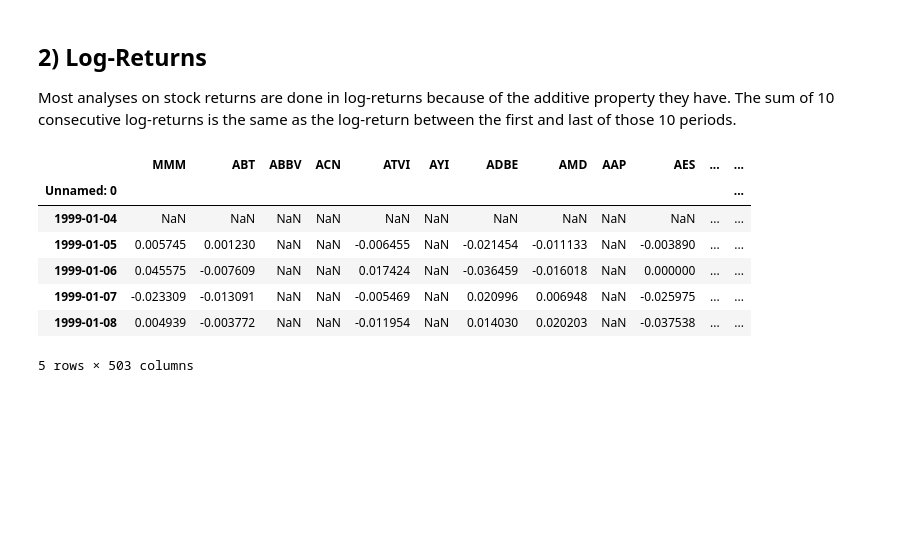
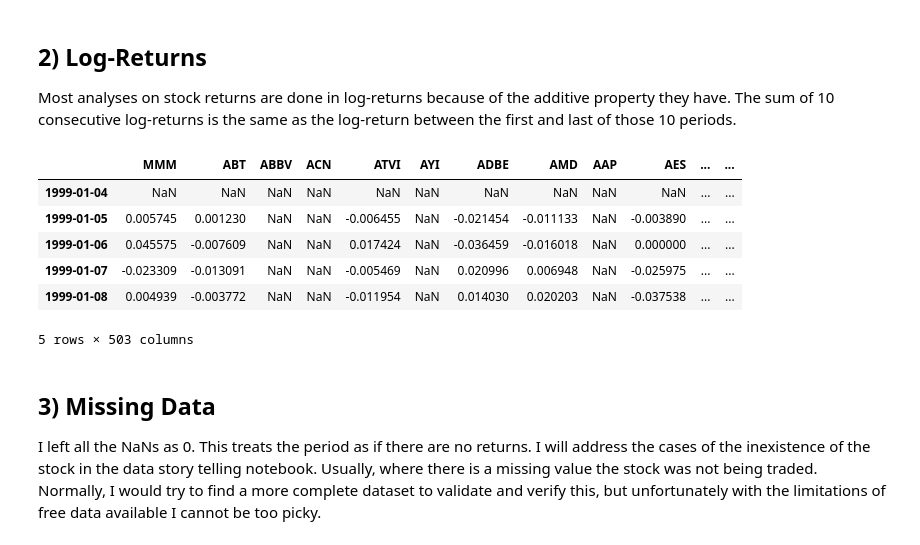
Before and after one commit to AbinavKumar/MLStockPortfolio, a Jupyter notebook: Data/Data Wrangling.ipynb, the cells around one changed output. Drawn from its saved outputs; the diff is of its cells as text; code cells hidden in the pictures; blank space fills up the shorter version.

Commit message:
data story

```diff
--- a/Data/Data Wrangling.ipynb
+++ b/Data/Data Wrangling.ipynb
@@ -7,7 +7,7 @@ import quandl
 import time
 # %%
 # Access quandl with API key
-quandl.ApiConfig.api_key = "______"
+quandl.ApiConfig.api_key = "hCxi5g-8hmVb2oihz2ek"
 # %% [markdown]
 I obtained the tickers from a list on [Wikipedia](https://en.wikipedia.org/wiki/List_of_S%26P_500_companies).
 # %%
@@ -188,28 +188,27 @@ stock_splits.apply(split_factor)
 # Fill NaNs and multiply to control for splits
 sp500 = sp500.fillna(0)
 sp500_unsplit = sp500.multiply(stock_splits)
-# %%
-# Reset the zeros to NaNs
-sp500_unsplit[sp500_unsplit == 0] = None
 # %% [markdown]
 ## 2) Log-Returns
 Most analyses on stock returns are done in log-returns because of the additive property they have. The sum of 10 consecutive log-returns is the same as the log-return between the first and last of those 10 periods.
 # %%
 # Define a function to keep things clean
 def log_return(stock):
     log_ret = np.log(stock) - np.log(stock.shift(1))
     return(log_ret)
 
 # Apply above function across all columns
-sp500_final = sp500_unsplit.apply(log_return)
-sp500_final.head()
+sp500_lr = sp500_unsplit.apply(log_return)
+sp500_lr.head()
 # %% [output]
 |  | MMM | ABT | ABBV | ACN | ATVI | AYI | ADBE | AMD | AAP | AES | ... | ... |
-| Unnamed: 0 |  |  |  |  |  |  |  |  |  |  |  | ... |
 | 1999-01-04 | NaN | NaN | NaN | NaN | NaN | NaN | NaN | NaN | NaN | NaN | ... | ... |
 | 1999-01-05 | 0.005745 | 0.001230 | NaN | NaN | -0.006455 | NaN | -0.021454 | -0.011133 | NaN | -0.003890 | ... | ... |
 | 1999-01-06 | 0.045575 | -0.007609 | NaN | NaN | 0.017424 | NaN | -0.036459 | -0.016018 | NaN | 0.000000 | ... | ... |
 | 1999-01-07 | -0.023309 | -0.013091 | NaN | NaN | -0.005469 | NaN | 0.020996 | 0.006948 | NaN | -0.025975 | ... | ... |
 | 1999-01-08 | 0.004939 | -0.003772 | NaN | NaN | -0.011954 | NaN | 0.014030 | 0.020203 | NaN | -0.037538 | ... | ... |
 5 rows × 503 columns
+# %% [markdown]
+## 3) Missing Data
+I left all the NaNs as 0. This treats the period as if there are no returns. I will address the cases of the inexistence of the stock in the data story telling notebook. Usually, where there is a missing value the stock was not being traded. Normally, I would try to find a more complete dataset to validate and verify this, but unfortunately with the limitations of free data available I cannot be too picky.
 # %%
```
Also changed, not shown: parts of 1 cell of this notebook, 6 other files.
